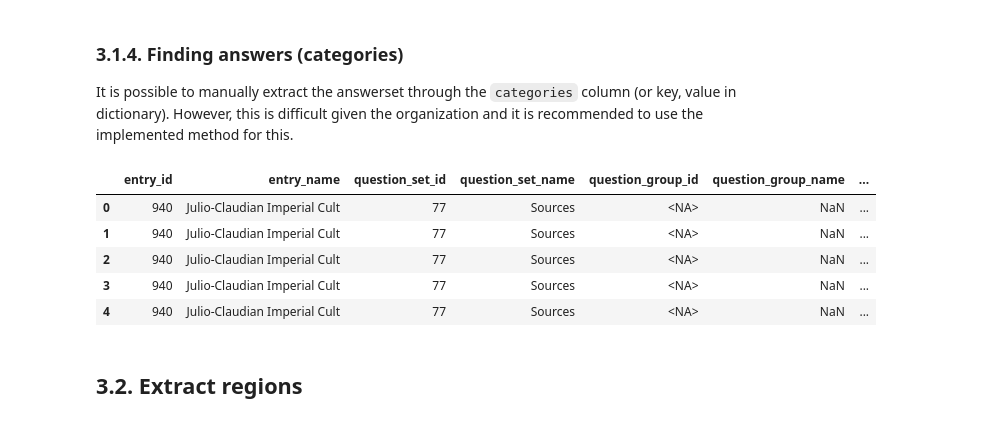
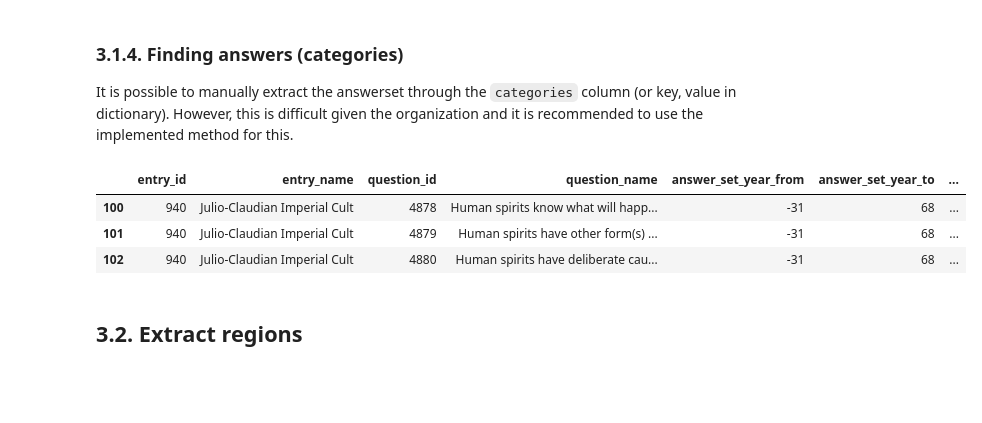
Before and after one commit to religionhistory/drhwrapper, a Jupyter notebook: drhwrapper/demo_read_api.ipynb, the cells around one changed output. Saved outputs shown, nothing was run; the diff lists cells and outputs as text; code cells hidden in the pictures; blank space fills up the shorter version.

```diff
--- a/drhwrapper/demo_read_api.ipynb
+++ b/drhwrapper/demo_read_api.ipynb
@@ -385,14 +426,12 @@ It is possible to manually extract the answerset through the `categories` column
 However, this is difficult given the organization and it is recommended to use the implemented method for this.
 # %%
 answerset = drh.extract_answer_information(df_entries) # cannot be df_entries_clean because the full answerset is omitted in the metadata
-answerset.head(5)
+answerset[['entry_id', 'entry_name', 'question_id', 'question_name', 'answer_set_year_from', 'answer_set_year_to', 'answer_set_region_id', 'answer_name', 'answer_value']].iloc[100:103]
 # %% [output]
-|  | entry_id | entry_name | question_set_id | question_set_name | question_group_id | question_group_name | ... |
-| 0 | 940 | Julio-Claudian Imperial Cult | 77 | Sources | <NA> | NaN | ... |
-| 1 | 940 | Julio-Claudian Imperial Cult | 77 | Sources | <NA> | NaN | ... |
-| 2 | 940 | Julio-Claudian Imperial Cult | 77 | Sources | <NA> | NaN | ... |
-| 3 | 940 | Julio-Claudian Imperial Cult | 77 | Sources | <NA> | NaN | ... |
-| 4 | 940 | Julio-Claudian Imperial Cult | 77 | Sources | <NA> | NaN | ... |
+|  | entry_id | entry_name | question_id | question_name | answer_set_year_from | answer_set_year_to | ... |
+| 100 | 940 | Julio-Claudian Imperial Cult | 4878 | Human spirits know what will happ... | -31 | 68 | ... |
+| 101 | 940 | Julio-Claudian Imperial Cult | 4879 | Human spirits have other form(s) ... | -31 | 68 | ... |
+| 102 | 940 | Julio-Claudian Imperial Cult | 4880 | Human spirits have deliberate cau... | -31 | 68 | ... |
 # %% [markdown]
 ## 3.2. Extract regions
 # %%
```
Also changed, not shown: parts of 8 cells of this notebook, 4 other files.
